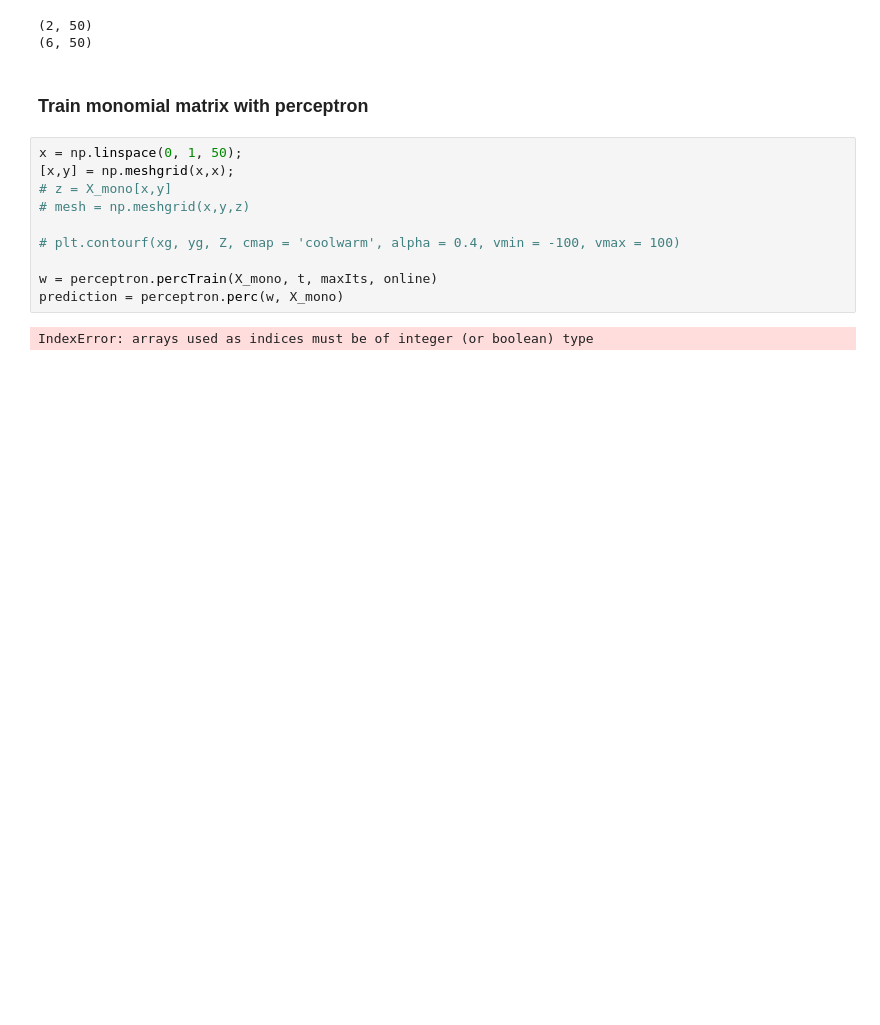
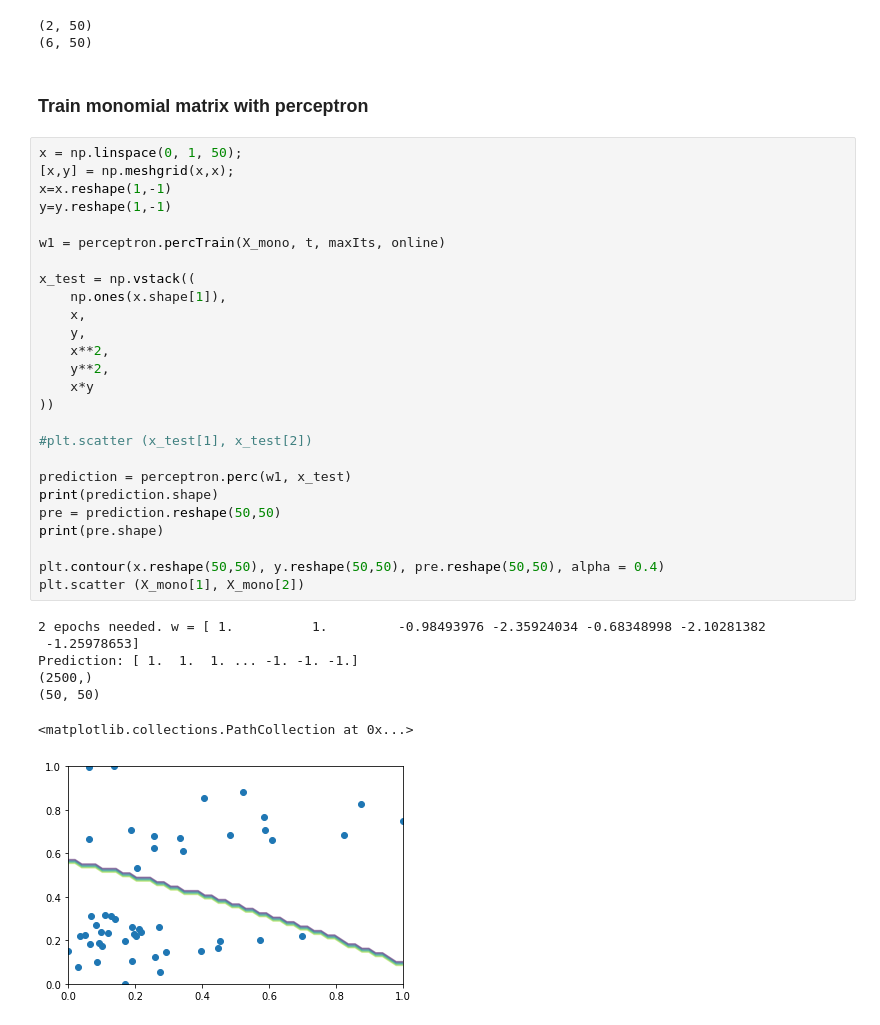
Before and after one commit to danielhp97/MLVC_1, a Jupyter notebook: Assignment1.ipynb, the cells around one changed output. Drawn from its saved outputs; the diff is of its cells as text; blank space fills up the shorter version.

Commit message:
Implemented meshgrid and contour plot
For 6-dim feature space

```diff
--- a/Assignment1.ipynb
+++ b/Assignment1.ipynb
@@ -140,15 +139,37 @@ print(X_mono.shape)
 (6, 50)
 # %% [markdown]
 ### Train monomial matrix with perceptron
-# %%
-x = np.linspace(0, 1, 50);
-[x,y] = np.meshgrid(x,x);
-# z = X_mono[x,y]
-# mesh = np.meshgrid(x,y,z)
-
-# plt.contourf(xg, yg, Z, cmap = 'coolwarm', alpha = 0.4, vmin = -100, vmax = 100)
-
-w = perceptron.percTrain(X_mono, t, maxIts, online)
-prediction = perceptron.perc(w, X_mono)
-# %% [output]
-IndexError: arrays used as indices must be of integer (or boolean) type
+# %%
+x = np.linspace(0, 1, 50);
+[x,y] = np.meshgrid(x,x);
+x=x.reshape(1,-1)
+y=y.reshape(1,-1)
+
+w1 = perceptron.percTrain(X_mono, t, maxIts, online)
+
+x_test = np.vstack((
+    np.ones(x.shape[1]),
+    x,
+    y,
+    x**2,
+    y**2,
+    x*y
+))
+
+#plt.scatter (x_test[1], x_test[2])
+
+prediction = perceptron.perc(w1, x_test)
+print(prediction.shape)
+pre = prediction.reshape(50,50)
+print(pre.shape)
+
+plt.contour(x.reshape(50,50), y.reshape(50,50), pre.reshape(50,50), alpha = 0.4)
+plt.scatter (X_mono[1], X_mono[2])
+# %% [output]
+2 epochs needed. w = [ 1.          1.         -0.98493976 -2.35924034 -0.68348998 -2.10281382
+ -1.25978653]
+Prediction: [ 1.  1.  1. ... -1. -1. -1.]
+(2500,)
+(50, 50)
+<matplotlib.collections.PathCollection at 0x...>
+[figure, added]
```
Also changed, not shown: parts of 1 cell of this notebook.
